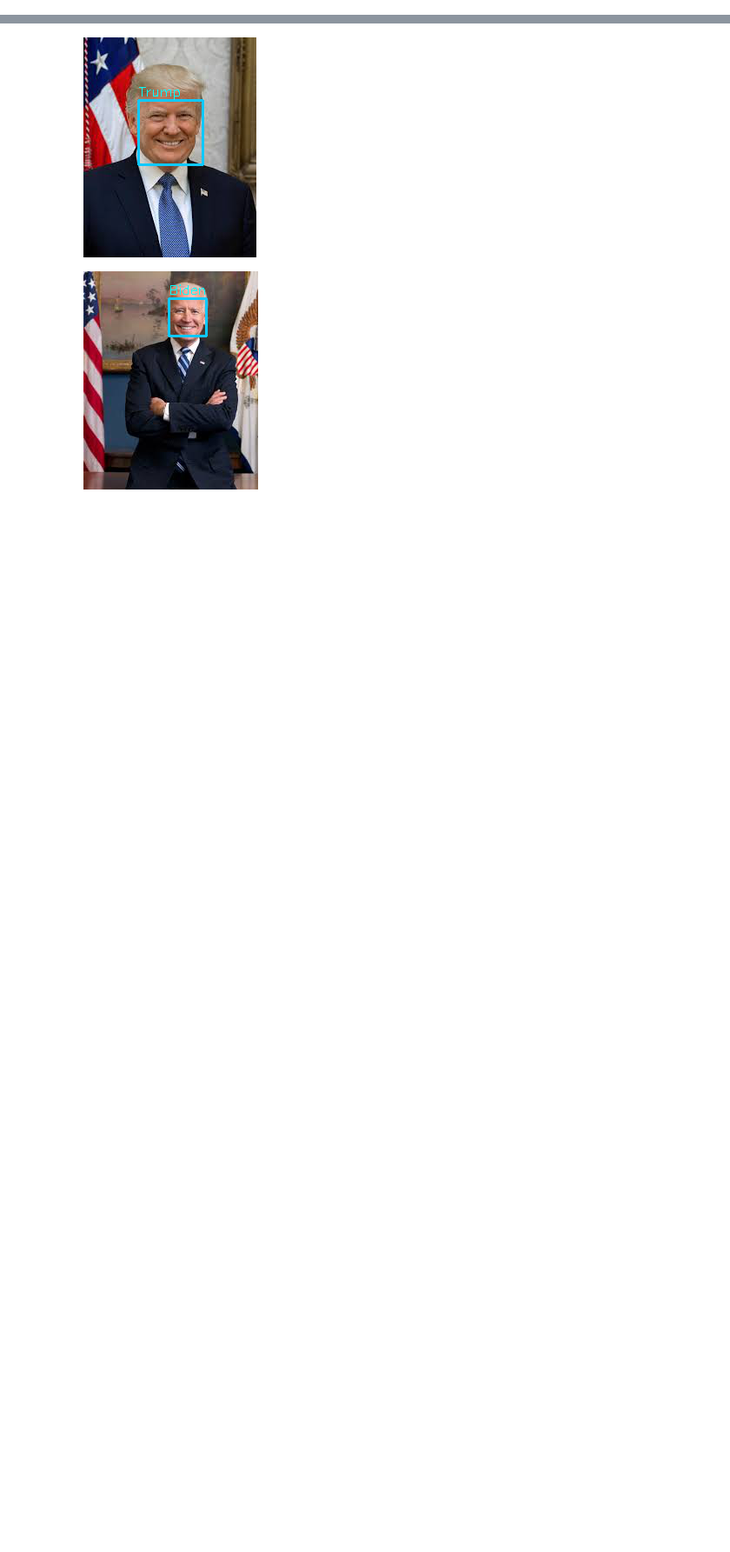
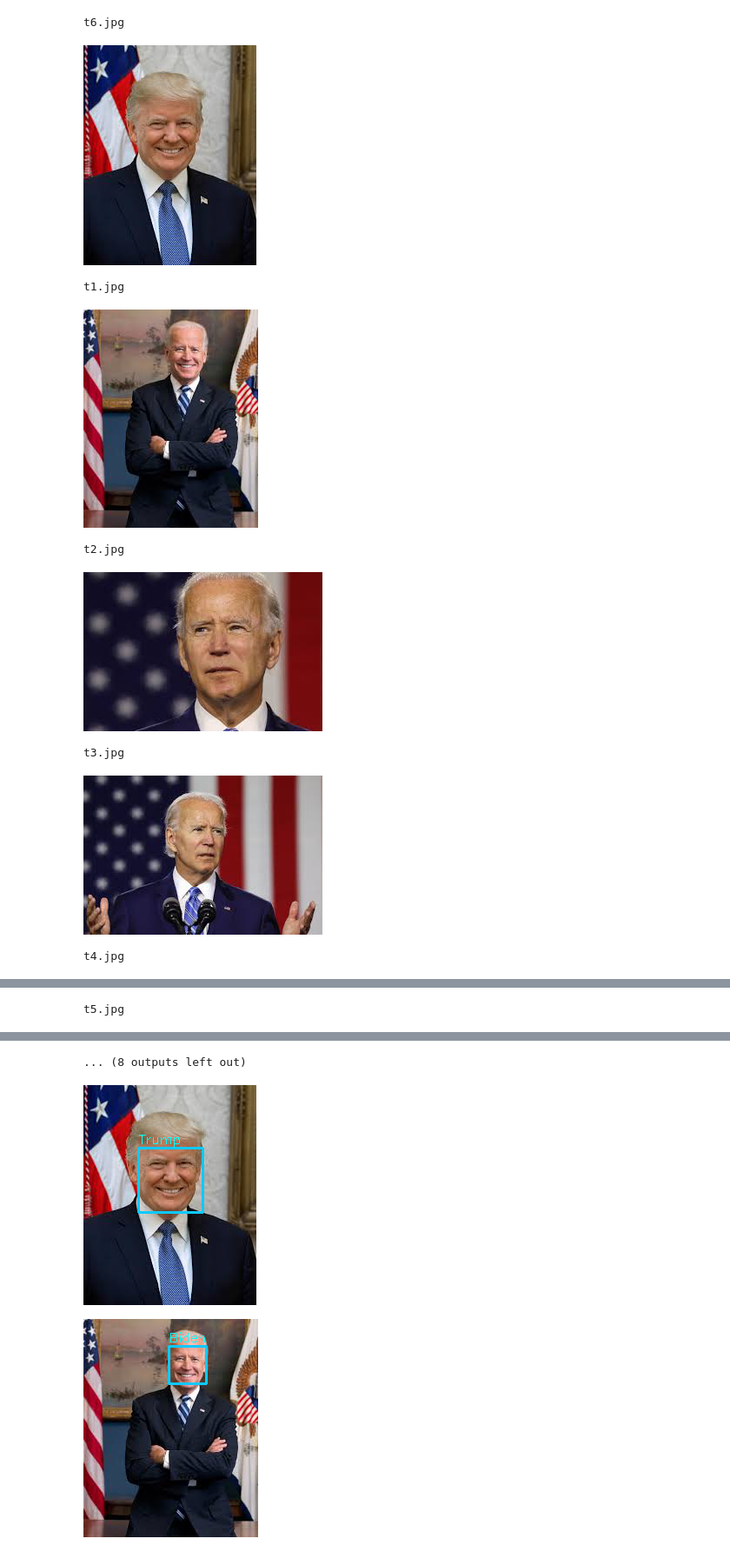
Before and after one commit to RaysirChang/AI_Face_recgonition, a Jupyter notebook: AI_face_rec.ipynb, the cells around one changed output, grey strips where cells are left out. Shown at 87% size. Drawn from its saved outputs; the diff is of its cells as text; code cells hidden in the pictures; blank space fills up the shorter version.

```diff
--- a/AI_face_rec.ipynb
+++ b/AI_face_rec.ipynb
@@ -57,13 +64,25 @@ for known in knowns:
 # %%
 # Get the unknown face encoding
 unknown_encodings=[]
 unknown_images=[]
 face_locations=[]
 for unknown in unknowns:
  if unknown.lower().endswith('.jpg'):
   unknown_image = face_recognition.load_image_file('/content/drive/My Drive/Colab Notebooks/unknown/'+unknown)
   face_location = face_recognition.face_locations(unknown_image)
   face_encodings = face_recognition.face_encodings(unknown_image, face_location)[0]
   unknown_encodings.append(face_encodings)
   unknown_images.append(unknown_image)
   face_locations.append(face_location)
+  print(unknown)
+  cv2_imshow(unknown_image[:,:,::-1])
+# %% [output]
+t6.jpg
+[figure, added]
+t1.jpg
+[figure, added]
+t2.jpg
+[figure, added]
+t3.jpg
+[figure, added]
+t4.jpg
@@ -69,0 +90 @@ for unknown in unknowns:
+t5.jpg
@@ -70,3 +92,4 @@ for unknown in unknowns:
+... (8 outputs left out)
 # %%
 # Check the face in unknown folder by "face_distances" function
 for unknown_image in unknown_images:
```
Also changed, not shown: parts of 4 cells of this notebook.
